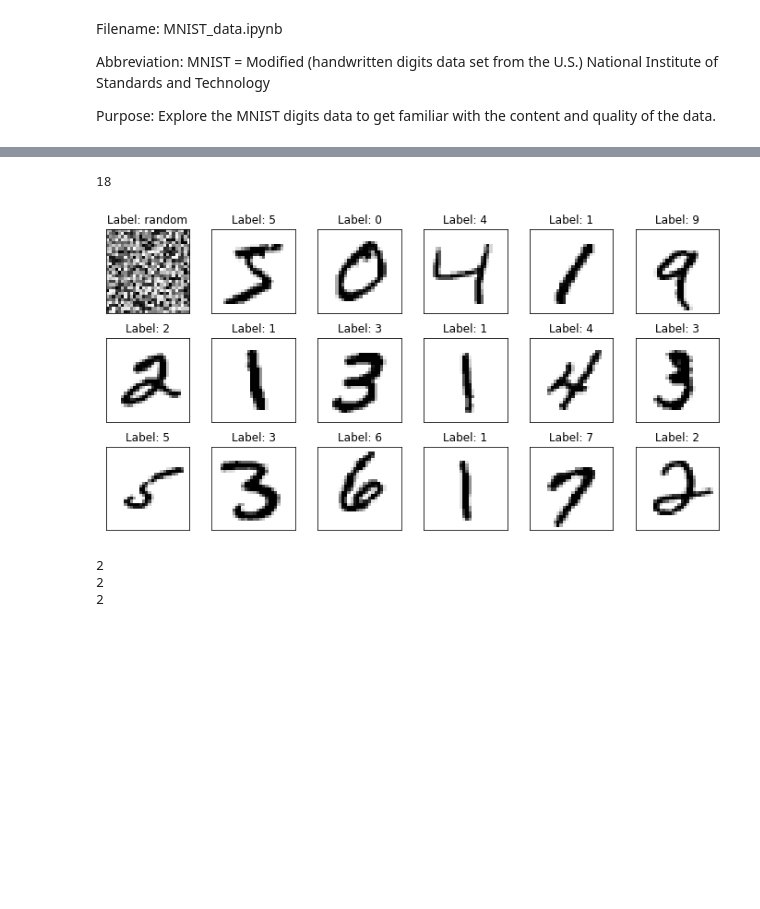
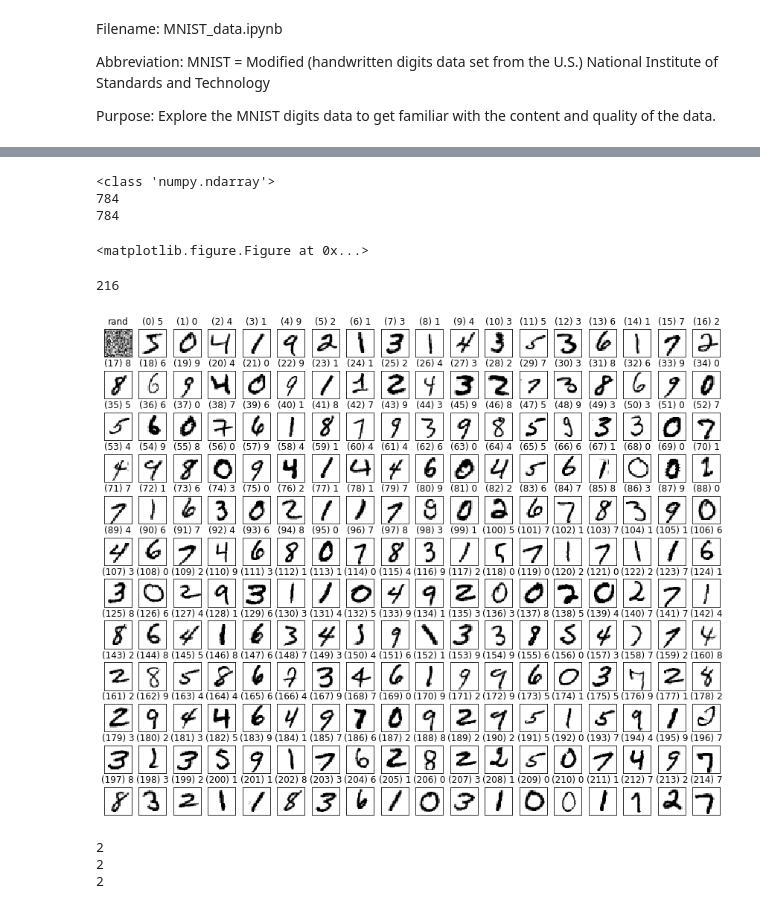
Before and after one commit to hotpocket/DigitRecognizer, a Jupyter notebook: MNIST_data.ipynb, the cells around one changed output, grey strips where cells are left out. Saved outputs shown, nothing was run; the diff lists cells and outputs as text; code cells hidden in the pictures; blank space fills up the shorter version.

```diff
--- a/MNIST_data.ipynb
+++ b/MNIST_data.ipynb
@@ -92,41 +100,58 @@ print(len(test_data[0][0]))
+# %%
+import numpy as np
+import matplotlib.pyplot as plt
+print(type(training_data[0][0]))
+print(len(training_data[0][0]))
+print(28*28)
+# break data into 28 x 28 square array (from 1 x 784 array)
+plottable_image = np.reshape(training_data[0][0], (28, 28))
+# plot
+plt.imshow(plottable_image, interpolation=None, cmap='gray_r')
+plt.show()
+# %% [output]
+<class 'numpy.ndarray'>
+784
+784
+<matplotlib.figure.Figure at 0x...>
 # %%
 import matplotlib.pyplot as plt
 %matplotlib inline
 
-table_cols = 6
-table_rows = 3
+table_cols = 18
+table_rows = 12
 
 rand_grid = np.random.rand(28, 28)
 # plottable_image = np.reshape(training_data[0][0], (28, 28))
 
 k = 0
 for i in range(0,table_cols) :
     for j in range(0,table_rows) :
         if i==0 and j==0 :
             plottable_images = [rand_grid]
         else :
             plottable_images.append( np.reshape(training_data[0][k], (28, 28)) )
             k += 1
 
 print(len(plottable_images))
 
-fig, axes = plt.subplots(table_rows, table_cols, figsize=(12, 6),
+fig, axes = plt.subplots(table_rows, table_cols, figsize=(15, 12),
                          subplot_kw={'xticks': [], 'yticks': []})
-fig.subplots_adjust(hspace=0.3)
+fig.subplots_adjust(hspace=0.5, wspace=0)
 
 i = 0
 for ax in axes.flat:
     ax.imshow(plottable_images[i], interpolation=None, cmap='gray_r')
     if i == 0 :
-        ax.set_title("Label: random")
+        ax.set_title("rand")
     else :
-        ax.set_title("Label: " + str(training_data[1][i-1]))
+        ax.set_title("(" + str(i-1) + ") " + str(training_data[1][i-1]) )
+        #ax.set_title("(" + str(i*200-1) + ") " + str(training_data[1][i*200-1]) )
     i += 1
 
 plt.show()
 # %% [output]
-18
+216
-[figure, old version]
+[figure, new version]
 # %%
 print(len(list(training_data)))
 print(len(list(validation_data)))
```
Also changed, not shown: parts of 8 cells of this notebook.
